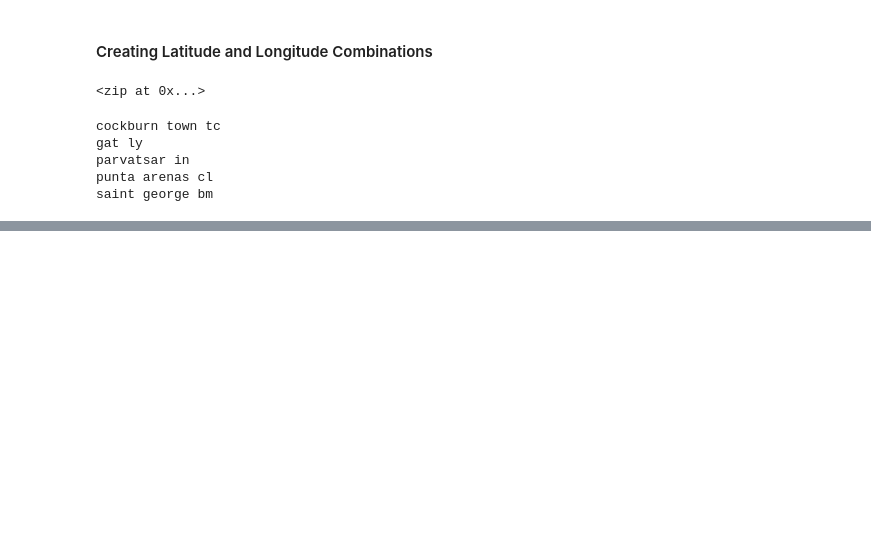
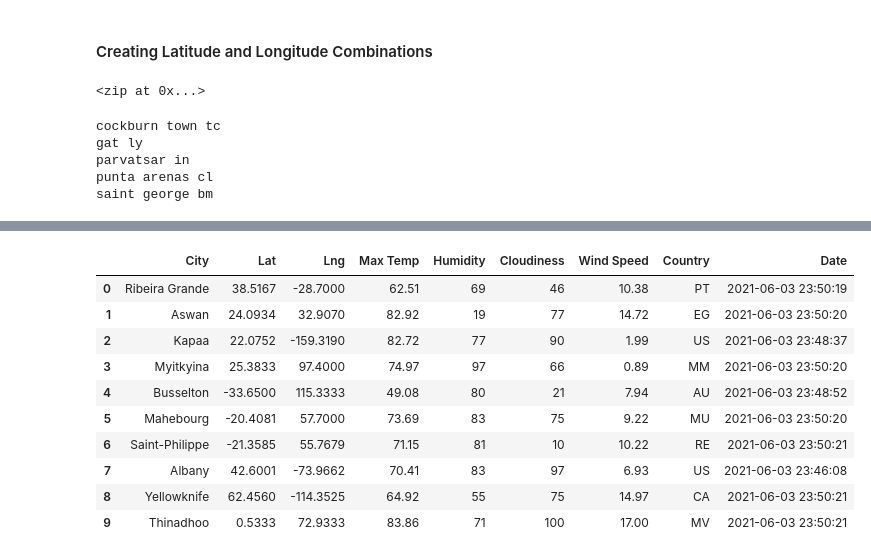
Before and after one commit to BHashemi2021/World_Weather_Analysis, a Jupyter notebook: WeatherPy.ipynb, the cells around one changed output, grey strips where cells are left out. Saved outputs shown, nothing was run; the diff lists cells and outputs as text; code cells hidden in the pictures; blank space fills up the shorter version.

```diff
--- a/WeatherPy.ipynb
+++ b/WeatherPy.ipynb
@@ -44,0 +91,12 @@ for coordinate in coordinates:
+# %%
+url = "http://api.openweathermap.org/data/2.5/weather?units=Imperial&APPID=" + weather_api_key
+# %%
+# Create an empty list to hold the weather data.
+city_data = []
+# Print the beginning of the logging.
+print("Beginning Data Retrieval     ")
+print("-----------------------------")
+
+# Create counters.
+record_count = 1
+set_count = 1
@@ -44,0 +106,25 @@ for coordinate in coordinates:
+# %%
+# Loop through all the cities in our list.
+for i in range(len(cities)):
+
+    # Group cities in sets of 50 for logging purposes.
+    if (i % 50 == 0 and i >= 50):
+        set_count += 1
+        record_count = 1
+    # Create endpoint URL with each city.
+    city_url = url + "&q=" + cities[i]
+# %%
+# Loop through all the cities in the list.
+for i, city in enumerate(cities):
+
+    # Group cities in sets of 50 for logging purposes.
+    if (i % 50 == 0 and i >= 50):
+        set_count += 1
+        record_count = 1
+    # Create endpoint URL with each city.
+    city_url = url + "&q=" + city.replace(" ","+")
+
+    # Log the URL, record, and set numbers and the city.
+    print(f"Processing Record {record_count} of Set {set_count} | {city}")
+    # Add 1 to the record count.
+    record_count += 1
@@ -44,0 +219,16 @@ for coordinate in coordinates:
+# %%
+# Convert the array of dictionaries to a Pandas DataFrame.
+city_data_df = pd.DataFrame(city_data)
+city_data_df.head(10)
+# %% [output]
+|  | City | Lat | Lng | Max Temp | Humidity | Cloudiness | Wind Speed | Country | Date |
+| 0 | Ribeira Grande | 38.5167 | -28.7000 | 62.51 | 69 | 46 | 10.38 | PT | 2021-06-03 23:50:19 |
+| 1 | Aswan | 24.0934 | 32.9070 | 82.92 | 19 | 77 | 14.72 | EG | 2021-06-03 23:50:20 |
+| 2 | Kapaa | 22.0752 | -159.3190 | 82.72 | 77 | 90 | 1.99 | US | 2021-06-03 23:48:37 |
+| 3 | Myitkyina | 25.3833 | 97.4000 | 74.97 | 97 | 66 | 0.89 | MM | 2021-06-03 23:50:20 |
+| 4 | Busselton | -33.6500 | 115.3333 | 49.08 | 80 | 21 | 7.94 | AU | 2021-06-03 23:48:52 |
+| 5 | Mahebourg | -20.4081 | 57.7000 | 73.69 | 83 | 75 | 9.22 | MU | 2021-06-03 23:50:20 |
+| 6 | Saint-Philippe | -21.3585 | 55.7679 | 71.15 | 81 | 10 | 10.22 | RE | 2021-06-03 23:50:21 |
+| 7 | Albany | 42.6001 | -73.9662 | 70.41 | 83 | 97 | 6.93 | US | 2021-06-03 23:46:08 |
+| 8 | Yellowknife | 62.4560 | -114.3525 | 64.92 | 55 | 75 | 14.97 | CA | 2021-06-03 23:50:21 |
+| 9 | Thinadhoo | 0.5333 | 72.9333 | 83.86 | 71 | 100 | 17.00 | MV | 2021-06-03 23:50:21 |
```
Also changed, not shown: parts of 8 cells of this notebook, 2 other files.
